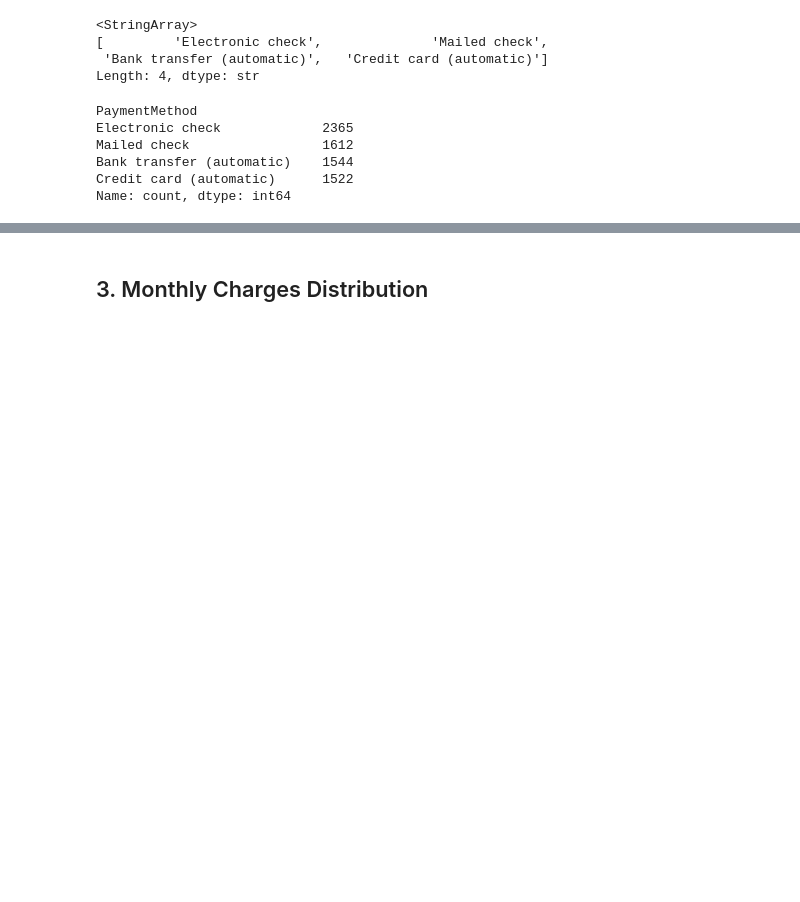
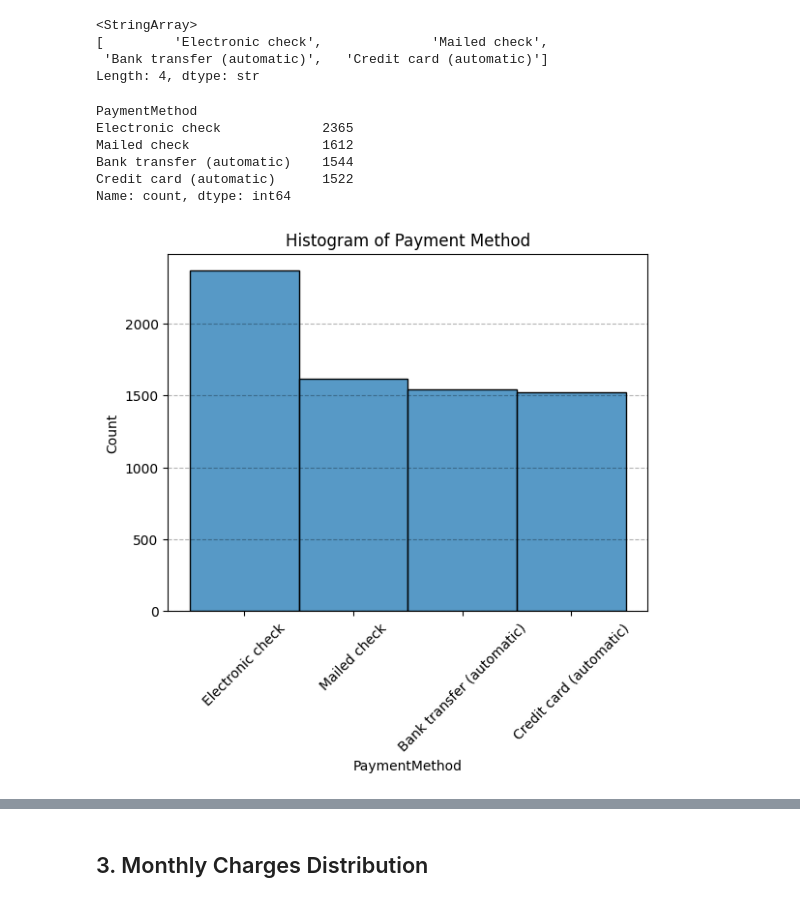
Before and after one commit to ppts2545/Telco-Customer-Churn-by-BlastChar, a Jupyter notebook: notebooks/03_exploratory_analysis/eda 1/01_univariate_distribution.ipynb, the cells around one changed output, grey strips where cells are left out. Saved outputs shown, nothing was run; the diff lists cells and outputs as text; code cells hidden in the pictures; blank space fills up the shorter version.

```diff
--- a/notebooks/03_exploratory_analysis/eda 1/01_univariate_distribution.ipynb
+++ b/notebooks/03_exploratory_analysis/eda 1/01_univariate_distribution.ipynb
@@ -67,6 +84,14 @@ Mailed check                 1612
 Bank transfer (automatic)    1544
 Credit card (automatic)      1522
 Name: count, dtype: int64
+# %%
+sns.histplot(df["PaymentMethod"], bins=30)
+plt.xticks(rotation=45)
+plt.grid(axis="y", linestyle="--", alpha=0.3, color='black')
+plt.title('Histogram of Payment Method')
+plt.show()
+# %% [output]
+[figure, added]
 # %% [markdown]
 ### Payment Method Definitions
 
```
Also changed, not shown: parts of 11 cells of this notebook, 4 other files.
